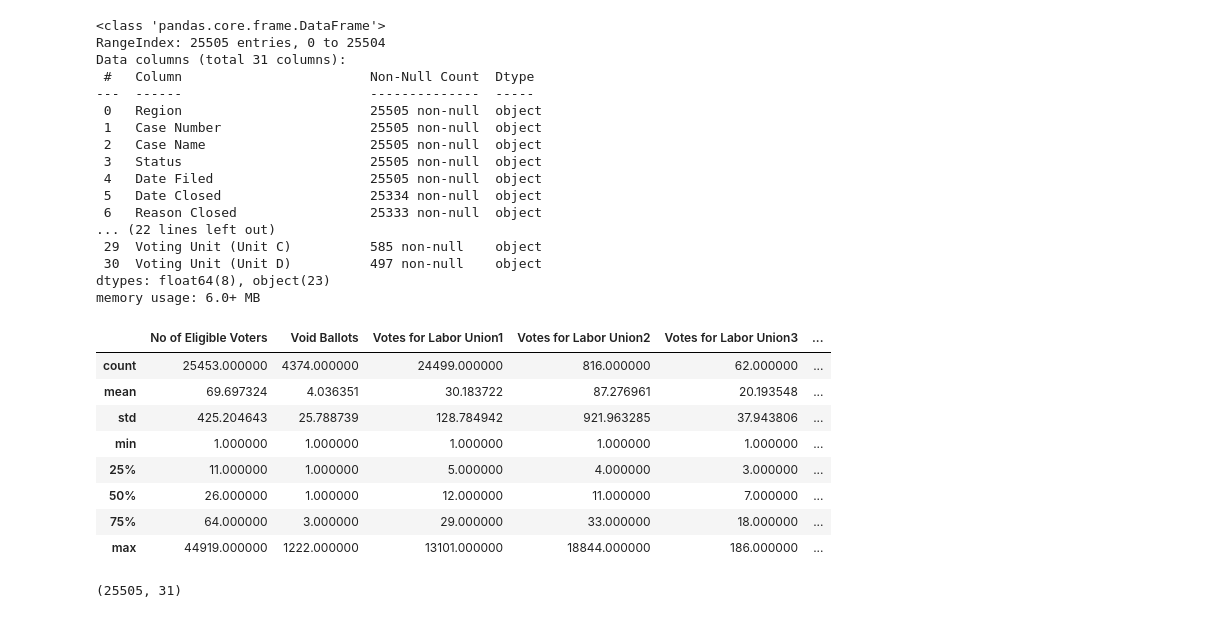
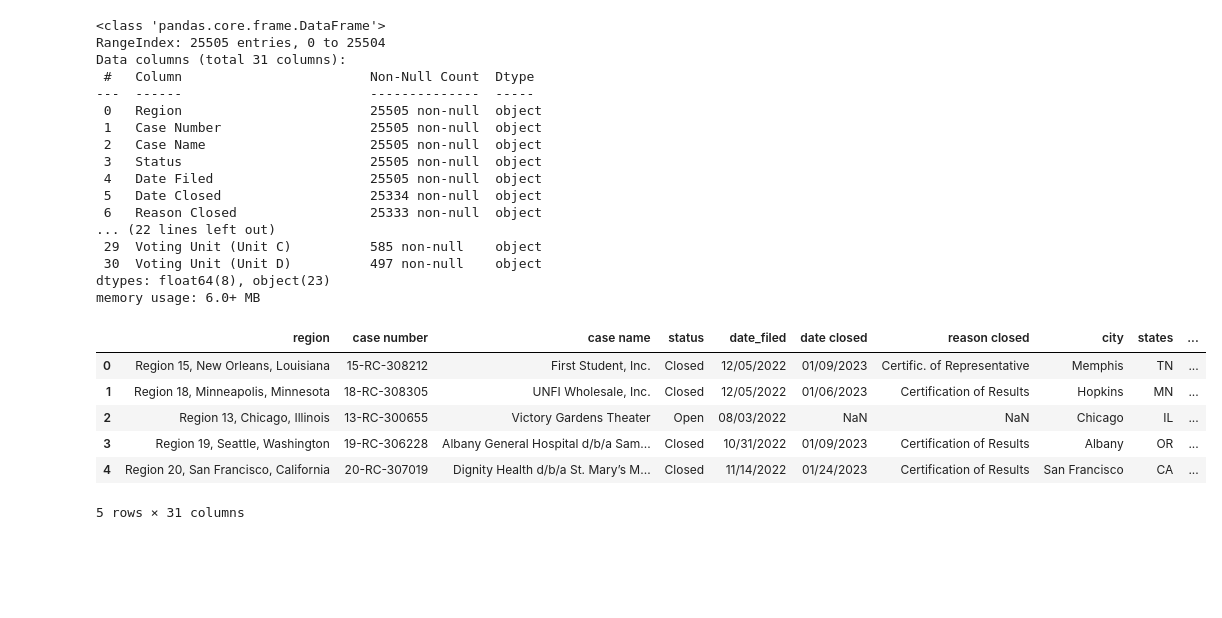
Before and after one commit to erinmmurphy/union-viz, a Jupyter notebook: elections.ipynb, the cells around one changed output. Drawn from its saved outputs; the diff is of its cells as text; code cells hidden in the pictures; blank space fills up the shorter version.

Commit message:
election notebook updated

```diff
--- a/elections.ipynb
+++ b/elections.ipynb
@@ -6,5 +7,5 @@ import seaborn as sns
 # %%
-df_elec = pd.read_csv("/Users/erinmurphy/Desktop/Adv Projects in Viz/Final project/recent_election_results__2008-22.csv")
+df_elec = pd.read_csv("/Users/erinmurphy/Documents/GitHub/union-viz/recent_election_results__2008-22.csv")
 
 df_elec.head()
 # %% [output]
@@ -37,17 +38,21 @@ dtypes: float64(8), object(23)
 memory usage: 6.0+ MB
 # %%
 df_elec.describe()
-# %% [output]
-|  | No of Eligible Voters | Void Ballots | Votes for Labor Union1 | Votes for Labor Union2 | Votes for Labor Union3 | ... |
-| count | 25453.000000 | 4374.000000 | 24499.000000 | 816.000000 | 62.000000 | ... |
-| mean | 69.697324 | 4.036351 | 30.183722 | 87.276961 | 20.193548 | ... |
-| std | 425.204643 | 25.788739 | 128.784942 | 921.963285 | 37.943806 | ... |
-| min | 1.000000 | 1.000000 | 1.000000 | 1.000000 | 1.000000 | ... |
-| 25% | 11.000000 | 1.000000 | 5.000000 | 4.000000 | 3.000000 | ... |
-| 50% | 26.000000 | 1.000000 | 12.000000 | 11.000000 | 7.000000 | ... |
-| 75% | 64.000000 | 3.000000 | 29.000000 | 33.000000 | 18.000000 | ... |
-| max | 44919.000000 | 1222.000000 | 13101.000000 | 18844.000000 | 186.000000 | ... |
 # %%
 df_elec.shape
-# %% [output]
-(25505, 31)
+# %%
+# change Date Filed column name to date_filed
+df_elec.rename(columns={'Date Filed': 'date_filed', 'Tally Date': 'tally_date', 'States & Territories': 'states'}, inplace=True)
+# %%
+#lowercase column names
+df_elec.columns = df_elec.columns.str.lower()
+# %%
+df_elec.head()
+# %% [output]
+|  | region | case number | case name | status | date_filed | date closed | reason closed | city | states | ... |
+| 0 | Region 15, New Orleans, Louisiana | 15-RC-308212 | First Student, Inc. | Closed | 12/05/2022 | 01/09/2023 | Certific. of Representative | Memphis | TN | ... |
+| 1 | Region 18, Minneapolis, Minnesota | 18-RC-308305 | UNFI Wholesale, Inc. | Closed | 12/05/2022 | 01/06/2023 | Certification of Results | Hopkins | MN | ... |
+| 2 | Region 13, Chicago, Illinois | 13-RC-300655 | Victory Gardens Theater | Open | 08/03/2022 | NaN | NaN | Chicago | IL | ... |
+| 3 | Region 19, Seattle, Washington | 19-RC-306228 | Albany General Hospital d/b/a Sam... | Closed | 10/31/2022 | 01/09/2023 | Certification of Results | Albany | OR | ... |
+| 4 | Region 20, San Francisco, California | 20-RC-307019 | Dignity Health d/b/a St. Mary’s M... | Closed | 11/14/2022 | 01/24/2023 | Certification of Results | San Francisco | CA | ... |
+5 rows × 31 columns
```
Also changed, not shown: parts of 23 cells of this notebook, 26 other files.
